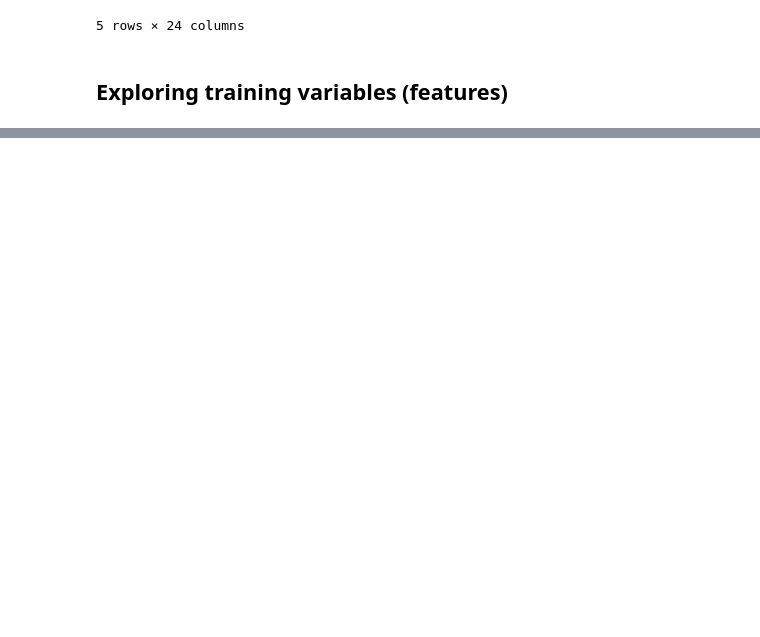
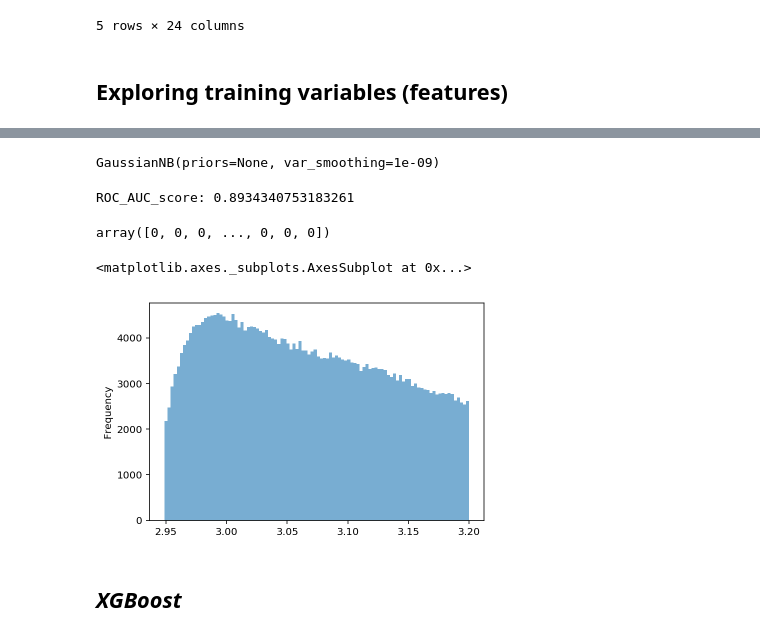
Before and after one commit to fcatalan92/starterkitML19, a Jupyter notebook: MLStarterKit.ipynb, the cells around one changed output, grey strips where cells are left out. Saved outputs shown, nothing was run; the diff lists cells and outputs as text; code cells hidden in the pictures; blank space fills up the shorter version.

```diff
--- a/MLStarterKit.ipynb
+++ b/MLStarterKit.ipynb
@@ -323,0 +305,4 @@ print(COLUMNS)
+# %%
+seed = 42
+
+train_set, test_set, y_train, y_test = train_test_split(df_ml[columns], df_ml['y'], test_size=0.5, random_state=42)
@@ -323,0 +319,29 @@ print(COLUMNS)
+# %%
+#Create a Gaussian Classifier
+nb_model = GaussianNB()
+
+nb_model.fit(train_set[columns], y_train)
+# %% [output]
+GaussianNB(priors=None, var_smoothing=1e-09)
+# %%
+y_nb = nb_model.predict(test_set[columns])
+
+nb_score = roc_auc_score(y_test, y_nb)
+print('ROC_AUC_score: {}'.format(nb_score))
+# %% [output]
+ROC_AUC_score: 0.8934340753183261
+# %%
+y_pred = nb_model.predict(df_data[columns])
+# %%
+y_pred
+# %% [output]
+array([0, 0, 0, ..., 0, 0, 0])
+# %%
+df_data['y_nb'] = y_pred
+
+df_data.query('y_nb>0.5')['InvMass'].plot.hist(bins=100, alpha=0.6)
+# %% [output]
+<matplotlib.axes._subplots.AxesSubplot at 0x...>
+[figure, added]
+# %% [markdown]
+## *XGBoost*
```
Also changed, not shown: parts of 37 cells of this notebook, 1 other file.
